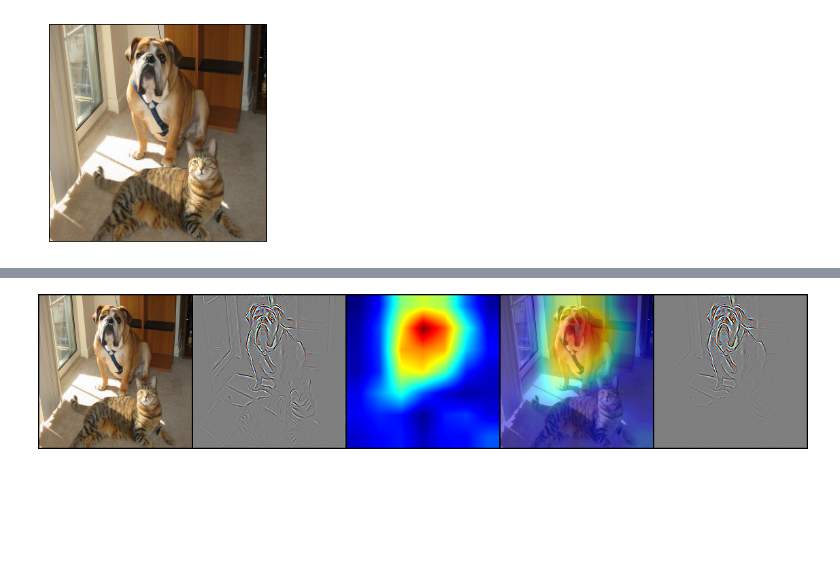
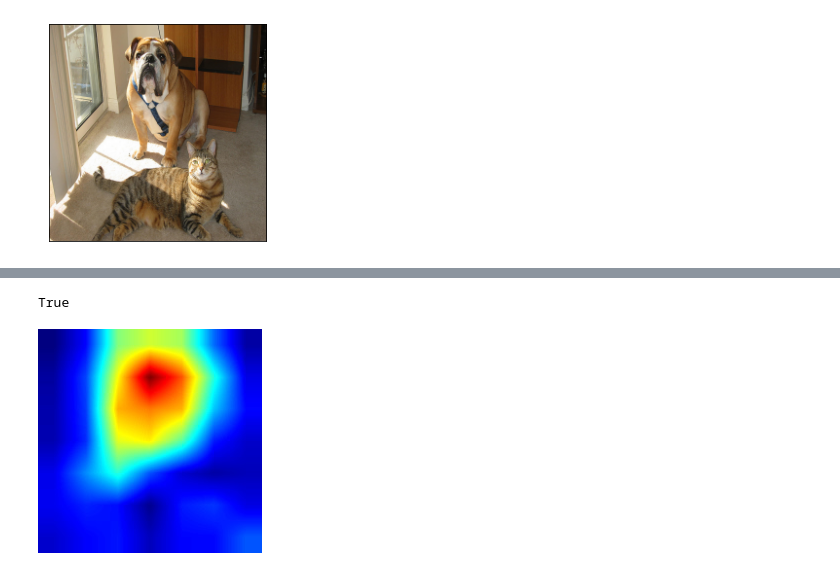
Before and after one commit to PeterKim1/paper_code_review, a Jupyter notebook: 9. Visual Explanations from Deep Networks via Gradient-based Localization(Grad-CAM)/Grad-CAM_pretrained-Cat+Dog.ipynb, the cells around one changed output, grey strips where cells are left out. Cells and saved outputs as stored; diff of their text form; code cells hidden in the pictures; blank space fills up the shorter version.

Commit message:
Grad-CAM code simplify

```diff
--- a/9. Visual Explanations from Deep Networks via Gradient-based Localization(Grad-CAM)/Grad-CAM_pretrained-Cat+Dog.ipynb
+++ b/9. Visual Explanations from Deep Networks via Gradient-based Localization(Grad-CAM)/Grad-CAM_pretrained-Cat+Dog.ipynb
@@ -251,17 +251,19 @@ map_min, map_max = grad_cam_map.min(), grad_cam_map.max()
 grad_cam_map = (grad_cam_map - map_min).div(map_max - map_min).data # (1, 1, 224, 224), min-max scaling
 
 # grad_cam_map.squeeze() : (224, 224)
-grad_heatmap_num = cv2.applyColorMap(np.uint8(255 * grad_cam_map.squeeze().cpu()), cv2.COLORMAP_JET) # (224, 224, 3), numpy
-grad_heatmap = torch.from_numpy(grad_heatmap_num).permute(2, 0, 1).float().div(255) # (3, 224, 224), torch.Tensor
-b, g, r = grad_heatmap.split(1)
-grad_heatmap = torch.cat([r, g, b]) # (3, 244, 244), opencv's default format is BGR, so we need to change it as RGB format.
+grad_heatmap = cv2.applyColorMap(np.uint8(255 * grad_cam_map.squeeze().cpu()), cv2.COLORMAP_JET) # (224, 224, 3), numpy
 
-save_image(grad_heatmap, os.path.join(saved_loc, "Grad_CAM.jpg"))
+# Grad-CAM heatmap save
+cv2.imwrite(os.path.join(saved_loc, "Grad_CAM_heatmap.jpg"), grad_heatmap)
 
-grad_result = grad_heatmap + torch_img.cpu() # (1, 3, 224, 224)
-grad_result = grad_result.div(grad_result.max()).squeeze() # (3, 224, 224), min-max scaling
+grad_heatmap = np.float32(grad_heatmap) / 255
 
-save_image(grad_result, os.path.join(saved_loc, "result.jpg")) # Grad-CAM + original image
+grad_result = grad_heatmap + img
+grad_result = grad_result / np.max(grad_result)
+grad_result = np.uint8(255 * grad_result)
+
+# Grad-CAM Result save
+cv2.imwrite(os.path.join(saved_loc, "Grad_Result.jpg"), grad_result)
 
 
 # ============================= #
@@ -273,11 +275,9 @@ gb_model = GuidedBackpropReLUModel(model=resnet50, use_cuda=True)
 gb_num = gb_model(torch_img, target_category = 254)
 gb = deprocess_image(gb_num) # (224, 224, 3), numpy
 
-gb = torch.from_numpy(gb).permute(2, 0, 1).float().div(255) # (3, 224, 224), torch.Tensor
-b2, g2, r2 = gb.split(1)
-gb = torch.cat([r2, g2, b2])
+# Guided Backprop save
+cv2.imwrite(os.path.join(saved_loc, "Guided_Backprop.jpg"), gb)
 
-save_image(gb, os.path.join(saved_loc, "Guided_Backprop.jpg")) # Guided Backpropagation
 
 # Guided-Backpropagation * Grad-CAM => Guided Grad-CAM
 # See Fig. 2 in paper.
@@ -288,26 +288,12 @@ cam_mask = cv2.merge([grayscale_cam, grayscale_cam, grayscale_cam]) # (224, 224,
 
 cam_gb = deprocess_image(cam_mask * gb_num)
 
-cam_gb = torch.from_numpy(cam_gb).permute(2, 0, 1).float().div(255)
-b3, g3, r3 = cam_gb.split(1)
-cam_gb = torch.cat([r3, g3, b3])
-
-save_image(cam_gb, os.path.join(saved_loc, "Guided_Grad-CAM.jpg"))
-
-
-image_list = []
-
-# Original image, Guided Backprop, Grad-CAM heatmap, Grad-Cam + original image, Guided Grad-CAM
-image_list.append(torch.stack([torch_img.squeeze().cpu(), gb, grad_heatmap, grad_result, cam_gb], 0)) # (5, 3, 224, 224)
-
-images = make_grid(torch.cat(image_list, 0), nrow=5)
-
-output_dir = 'outputs'
-os.makedirs(output_dir, exist_ok=True)
-output_name = img_name
-output_path = os.path.join(output_dir, output_name)
-
-save_image(images, output_path)
-PIL.Image.open(output_path)
+# Guided Grad-CAM save
+cv2.imwrite(os.path.join(saved_loc, "Guided_Grad_CAM.jpg"), cam_gb)
 # %% [output]
-[figure, removed]
+True
+# %%
+# Show Grad-CAM heatmap
+PIL.Image.open(os.path.join(saved_loc, "Grad_CAM_heatmap.jpg"))
+# %% [output]
+[figure, added]
```
Also changed, not shown: parts of 5 cells of this notebook.
